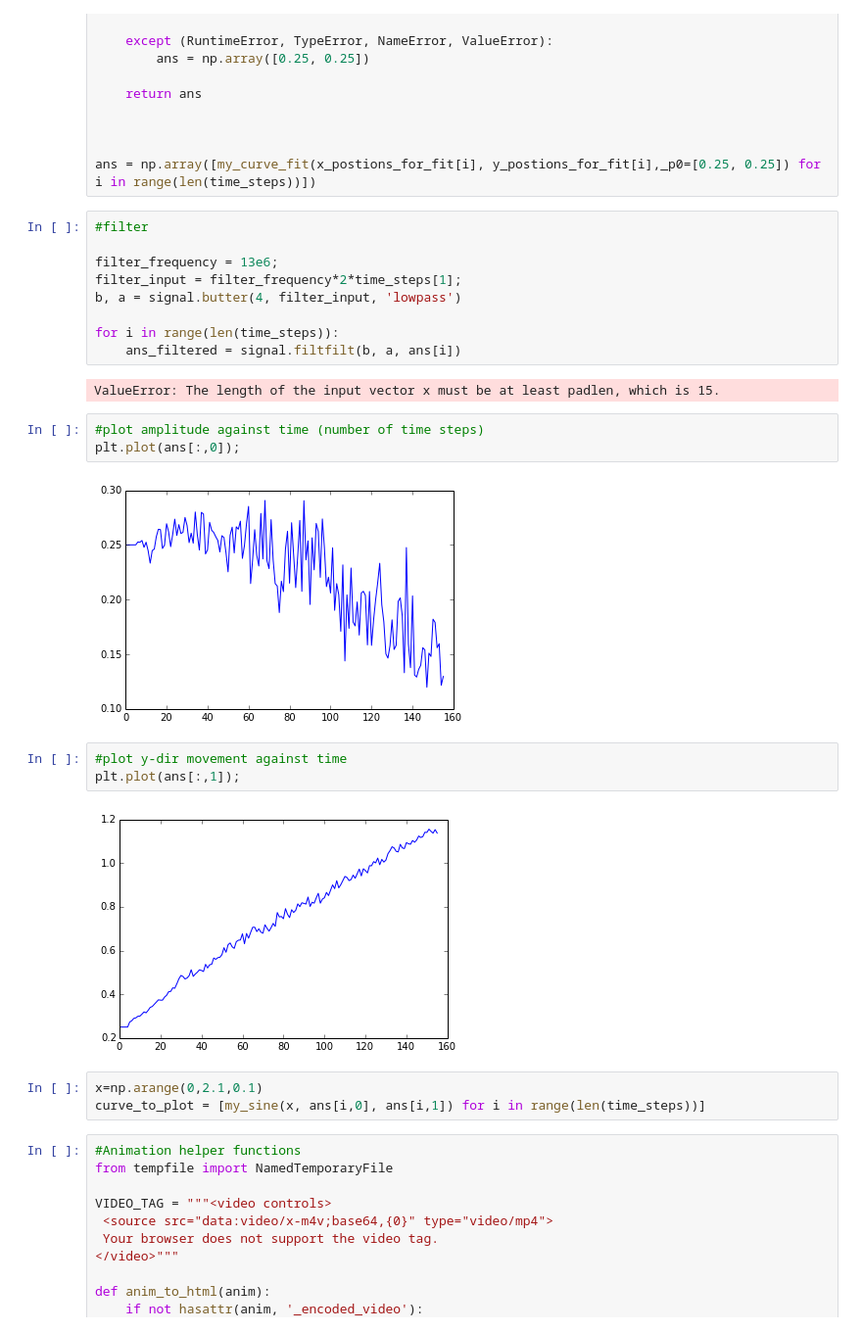
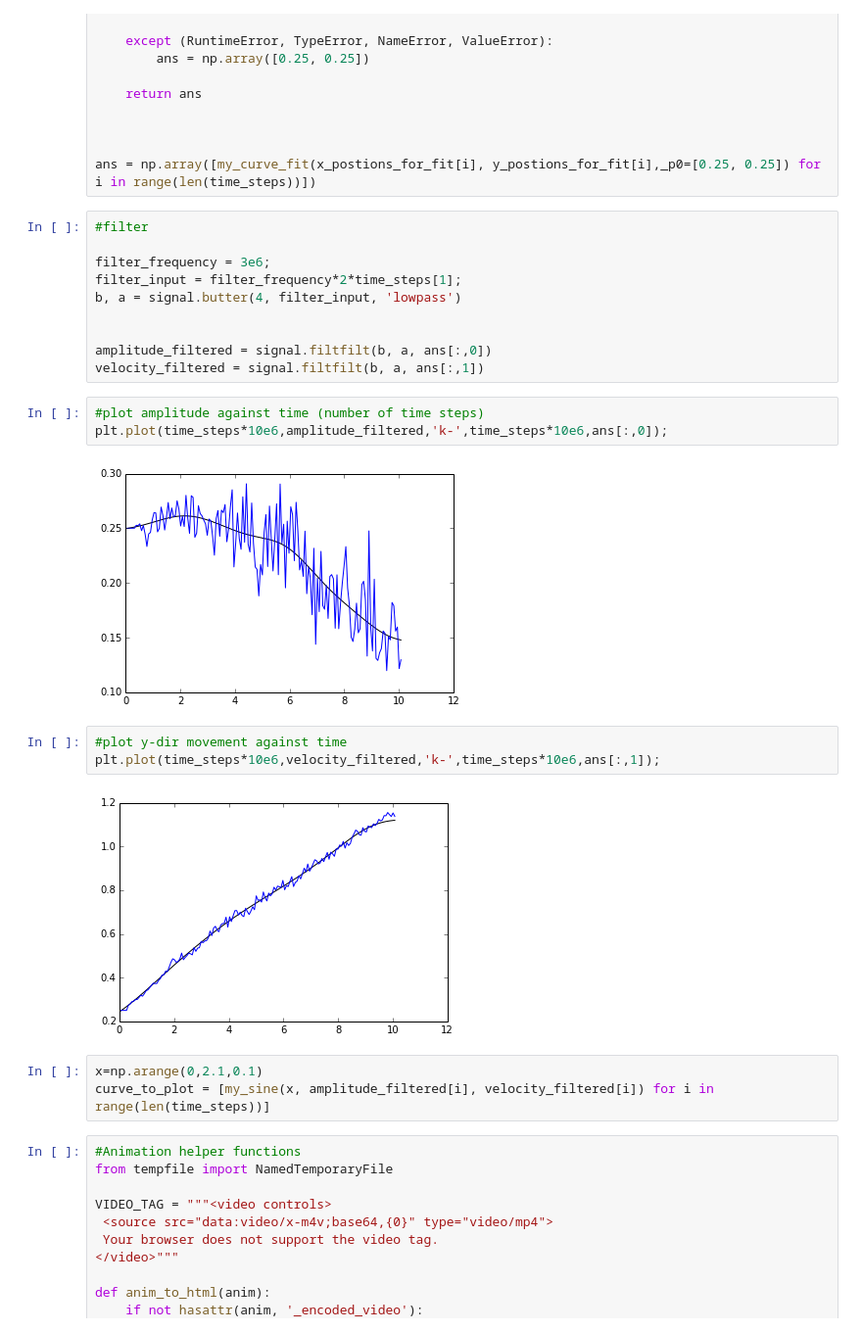
Before and after one commit to peterpandamanda/particles_post, a Jupyter notebook: sinwave_anvil_postprocessing.ipynb, the cells around one changed output. Shown at 98% size. Saved outputs shown, nothing was run; the diff lists cells and outputs as text.

Commit message:
Filtered animation

```diff
--- a/sinwave_anvil_postprocessing.ipynb
+++ b/sinwave_anvil_postprocessing.ipynb
@@ -81,27 +81,26 @@ ans = np.array([my_curve_fit(x_postions_for_fit[i], y_postions_for_fit[i],_p0=[0
 # %%
 #filter
 
-filter_frequency = 13e6;
+filter_frequency = 3e6;
 filter_input = filter_frequency*2*time_steps[1];
 b, a = signal.butter(4, filter_input, 'lowpass')
 
-for i in range(len(time_steps)):
-    ans_filtered = signal.filtfilt(b, a, ans[i])
+
+amplitude_filtered = signal.filtfilt(b, a, ans[:,0])
+velocity_filtered = signal.filtfilt(b, a, ans[:,1])
-# %% [output]
-ValueError: The length of the input vector x must be at least padlen, which is 15.
 # %%
 #plot amplitude against time (number of time steps)
-plt.plot(ans[:,0]);
+plt.plot(time_steps*10e6,amplitude_filtered,'k-',time_steps*10e6,ans[:,0]);
 # %% [output]
-[figure, old version]
+[figure, new version]
 # %%
 #plot y-dir movement against time
-plt.plot(ans[:,1]);
+plt.plot(time_steps*10e6,velocity_filtered,'k-',time_steps*10e6,ans[:,1]);
 # %% [output]
-[figure, old version]
+[figure, new version]
 # %%
 x=np.arange(0,2.1,0.1)
-curve_to_plot = [my_sine(x, ans[i,0], ans[i,1]) for i in range(len(time_steps))]
+curve_to_plot = [my_sine(x, amplitude_filtered[i], velocity_filtered[i]) for i in range(len(time_steps))]
 # %%
 #Animation helper functions
 from tempfile import NamedTemporaryFile
```
Also changed, not shown: parts of 1 cell of this notebook.
